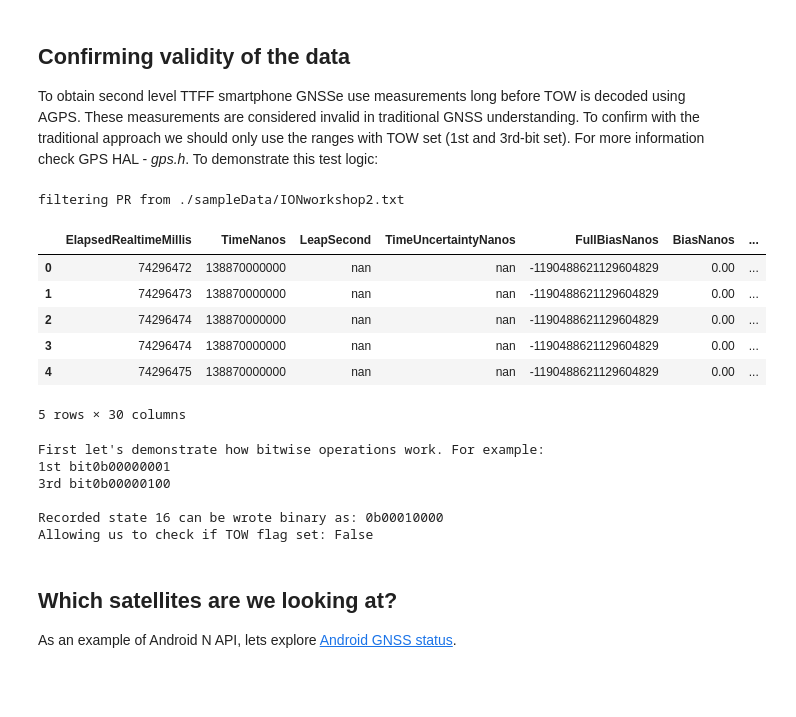
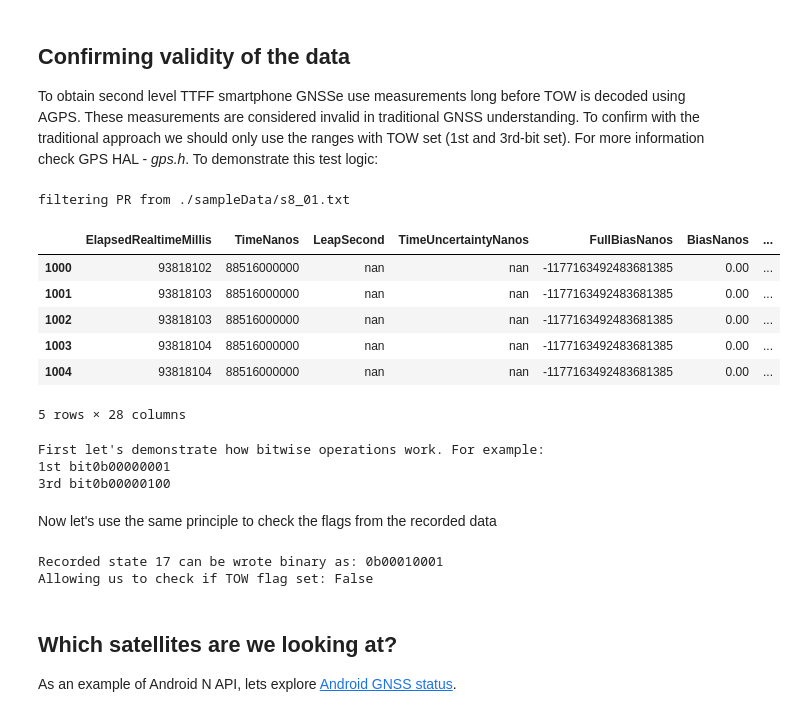
Before and after one commit to DfAC/AndroidGNSS, a Jupyter notebook: ProcessRanges.ipynb, the cells around one changed output. Saved outputs shown, nothing was run; the diff lists cells and outputs as text; code cells hidden in the pictures; blank space fills up the shorter version.

```diff
--- a/ProcessRanges.ipynb
+++ b/ProcessRanges.ipynb
@@ -22,7 +22,10 @@ from __future__ import division #so I can have float as std and int as //
 #return text string - memory hungry but fast
 #http://stackoverflow.com/questions/10717504/is-it-possible-to-use-read-csv-to-read-only-specific-lines
 def SimpleLineGrep(ASCIIfileName,filterKeyword):
-  from cStringIO import StringIO
+  try:
+    from StringIO import StringIO
+  except ImportError:
+    from io import StringIO
   s = StringIO()
 
   with open(ASCIIfileName) as f:
@@ -95,33 +98,35 @@ def readGNSSLogger (data_file):
                           encoding = 'utf-8-sig',na_values = ["NULL",""],engine ='c')
   return dataFrame
 # %%
-data_file = "./sampleData/IONworkshop2.txt"
+data_file = "./sampleData/s8_01.txt"
 df_GNSS = readGNSSLogger(data_file)
 
+df_GNSS = df_GNSS[1000:] #cut noisy start of data -> this is for my S8 data
 df_GNSS.head()
-#df_GNSS = df_GNSS[1000:] #cut noisy start of data -> this is for my S8 data
 # %% [output]
-filtering PR from ./sampleData/IONworkshop2.txt
+filtering PR from ./sampleData/s8_01.txt
 |  | ElapsedRealtimeMillis | TimeNanos | LeapSecond | TimeUncertaintyNanos | FullBiasNanos | BiasNanos | ... |
-| 0 | 74296472 | 138870000000 | nan | nan | -1190488621129604829 | 0.00 | ... |
-| 1 | 74296473 | 138870000000 | nan | nan | -1190488621129604829 | 0.00 | ... |
-| 2 | 74296474 | 138870000000 | nan | nan | -1190488621129604829 | 0.00 | ... |
-| 3 | 74296474 | 138870000000 | nan | nan | -1190488621129604829 | 0.00 | ... |
-| 4 | 74296475 | 138870000000 | nan | nan | -1190488621129604829 | 0.00 | ... |
+| 1000 | 93818102 | 88516000000 | nan | nan | -1177163492483681385 | 0.00 | ... |
+| 1001 | 93818103 | 88516000000 | nan | nan | -1177163492483681385 | 0.00 | ... |
+| 1002 | 93818103 | 88516000000 | nan | nan | -1177163492483681385 | 0.00 | ... |
+| 1003 | 93818104 | 88516000000 | nan | nan | -1177163492483681385 | 0.00 | ... |
+| 1004 | 93818104 | 88516000000 | nan | nan | -1177163492483681385 | 0.00 | ... |
-5 rows × 30 columns
+5 rows × 28 columns
+# %%
+print("First let's demonstrate how bitwise operations work. For example:\n1st bit{:#010b}\n3rd bit{:#010b}".format(1<<0,1<<2))
+#state = 0b00101110
+# %% [output]
+First let's demonstrate how bitwise operations work. For example:
+1st bit0b00000001
+3rd bit0b00000100
+# %% [markdown]
+Now let's use the same principle to check the flags from the recorded data
 # %%
-print "First let's demonstrate how bitwise operations work. For example:\n1st bit{:#010b}\n3rd bit{:#010b}".format(1<<0,1<<2)
-#state = 0b00101110
-
 state = df_GNSS.State.iloc[0]
-print '\nRecorded state {0} can be wrote binary as: {0:#010b}'.format(state)
-print 'Allowing us to check if TOW flag set: {}'.format((state & (1 << 0))!=0 and (state & (1 << 2))!=0)
+print('\nRecorded state {0} can be wrote binary as: {0:#010b}'.format(state))
+print('Allowing us to check if TOW flag set: {}'.format((state & (1 << 0))!=0 and (state & (1 << 2))!=0))
 # %% [output]
-First let's demonstrate how bitwise operations work. For example:
-1st bit0b00000001
-3rd bit0b00000100
-
-Recorded state 16 can be wrote binary as: 0b00010000
+Recorded state 17 can be wrote binary as: 0b00010001
 Allowing us to check if TOW flag set: False
 # %% [markdown]
 ## Which satellites are we looking at?
```
Also changed, not shown: parts of 20 cells of this notebook.
